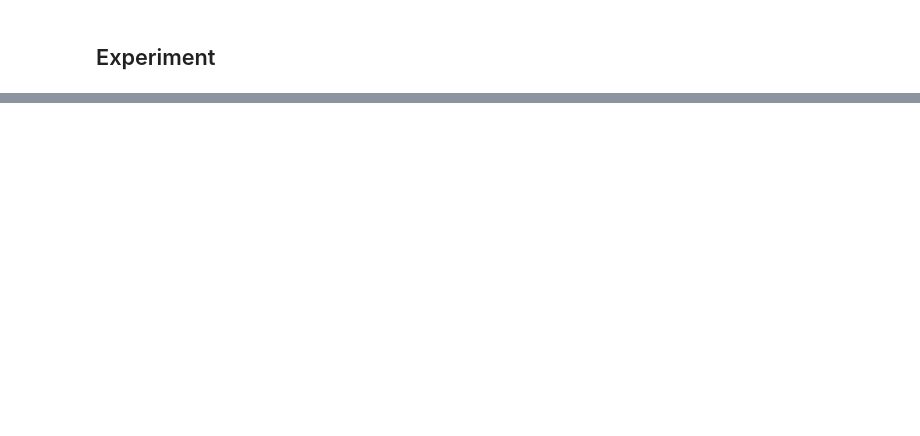
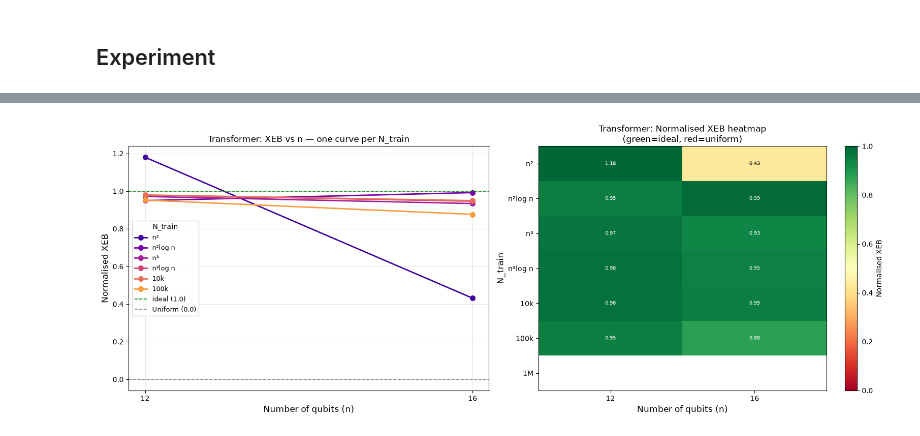
Before and after one commit to hkbelagali/AIForCircuitSampling, a Jupyter notebook: notebooks/rcs_ml_experiment.ipynb, the cells around one changed output, grey strips where cells are left out. Cells and saved outputs as stored; diff of their text form; code cells hidden in the pictures; blank space fills up the shorter version.

Commit message:
Add transformers to aics and notebook

```diff
--- a/notebooks/rcs_ml_experiment.ipynb
+++ b/notebooks/rcs_ml_experiment.ipynb
@@ -243,0 +361,16 @@ Current loss: 7.9858492247912345
+# %%
+import pickle
+from pathlib import Path
+
+# Raw sweep results (including per-run samples/losses) for both architectures,
+# so the comparison can be replotted later without rerunning training.
+RESULTS_DIR = Path("../results/rnn_vs_transformer")
+RESULTS_DIR.mkdir(parents=True, exist_ok=True)
+
+with open(RESULTS_DIR / "rnn_sweep_results.pkl", "wb") as f:
+    pickle.dump(n_sweep_results, f)
+with open(RESULTS_DIR / "transformer_sweep_results.pkl", "wb") as f:
+    pickle.dump(n_sweep_results_transformer, f)
+
+print(f"Saved {len(n_sweep_results)} RNN results and "
+      f"{len(n_sweep_results_transformer)} Transformer results to {RESULTS_DIR}/")
@@ -319,0 +462,5 @@ plt.show()
+# %%
+df_transformer = build_sweep_df(n_sweep_results_transformer)
+plot_sweep(df_transformer, 'Transformer', 'transformer_n_qubit_sweep.pdf')
+# %% [output]
+[figure, added]
```
Also changed, not shown: parts of 10 cells of this notebook, 7 other files.
